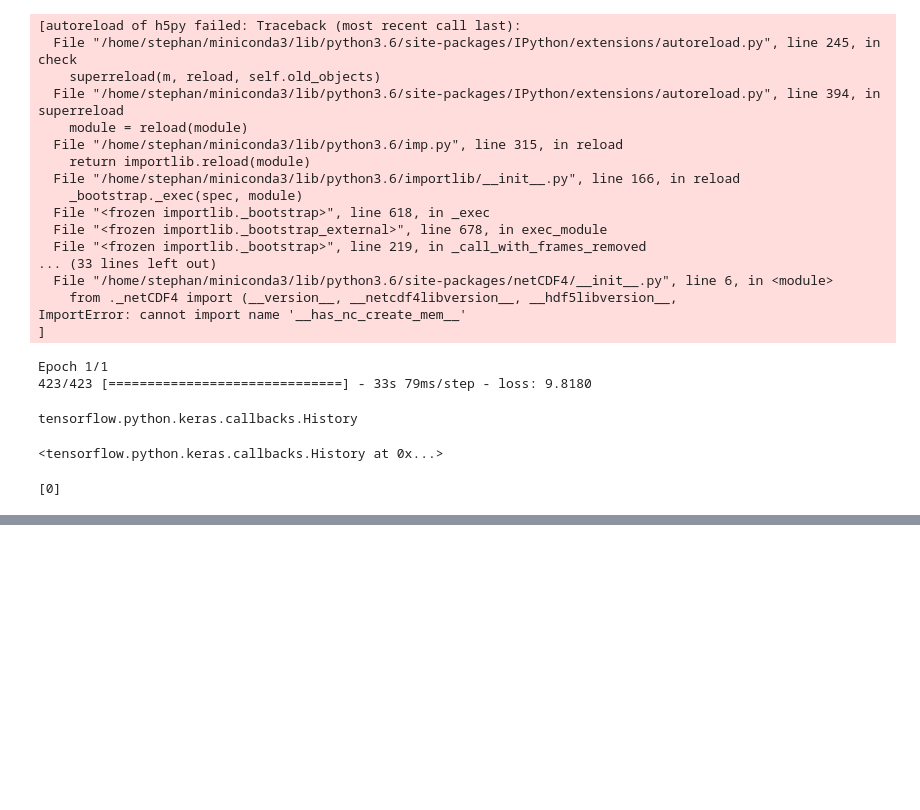
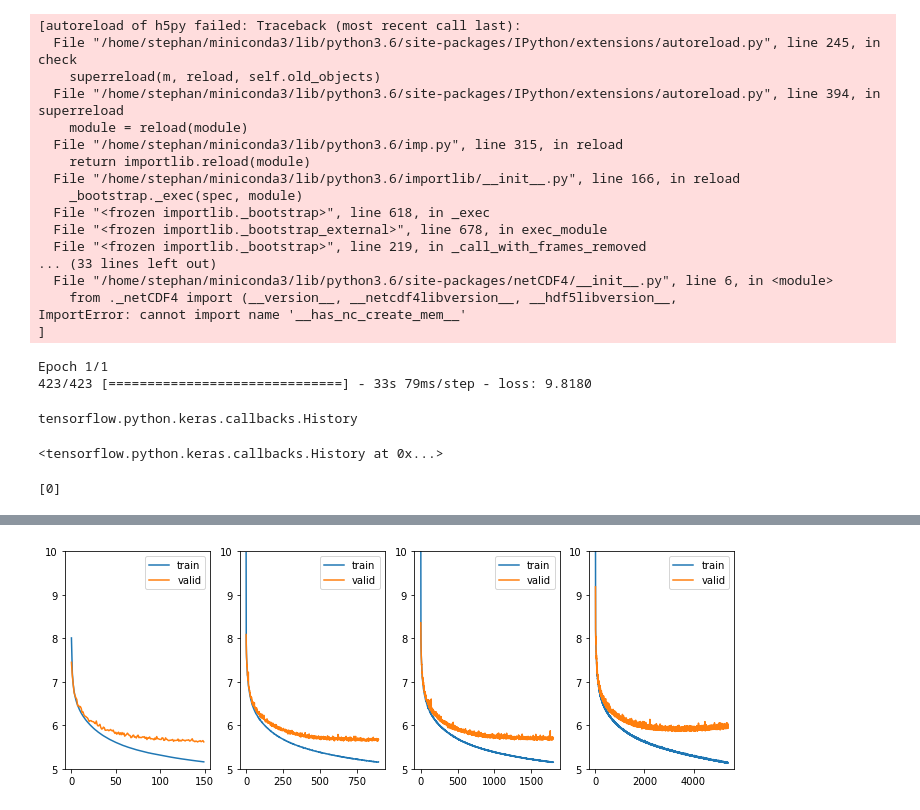
Before and after one commit to sagar-garg/WeatherBench, a Jupyter notebook: devlog/04-time-subsampling.ipynb, the cells around one changed output, grey strips where cells are left out. Cells and saved outputs as stored; diff of their text form; code cells hidden in the pictures; blank space fills up the shorter version.

```diff
--- a/devlog/04-time-subsampling.ipynb
+++ b/devlog/04-time-subsampling.ipynb
@@ -219,0 +234,25 @@ h.epoch
+# %%
+h01 = read_pickle(
+    '/home/stephan/data/myWeatherBench/predictions/saved_models/01.1-default_no_es_history.pkl')
+h02 = read_pickle(
+    '/home/stephan/data/myWeatherBench/predictions/saved_models/02-6h_subsample_history.pkl')
+h03 = read_pickle(
+    '/home/stephan/data/myWeatherBench/predictions/saved_models/03-12h_subsample_history.pkl')
+h04 = read_pickle(
+    '/home/stephan/data/myWeatherBench/predictions/saved_models/04-36h_subsample_history.pkl')
+# %%
+def plot_hist(h, ax=None, ylim=None):
+    if ax is None: fig, ax = plt.subplots()
+    ax.plot(h['loss'], label='train')
+    ax.plot(h['val_loss'], label='valid')
+    ax.legend()
+    if ylim is not None: ax.set_ylim(ylim)
+# %%
+fig, axs = plt.subplots(1, 4, figsize=(12, 4))
+for h, ax in zip([h01, h02, h03, h04], axs):
+    plot_hist(h, ax, (5, 10))
+for ax in axs:
+    pass
+#     ax.set_yscale('log')
+# %% [output]
+[figure, added]
```
Also changed, not shown: parts of 6 cells of this notebook, 25 other files.
